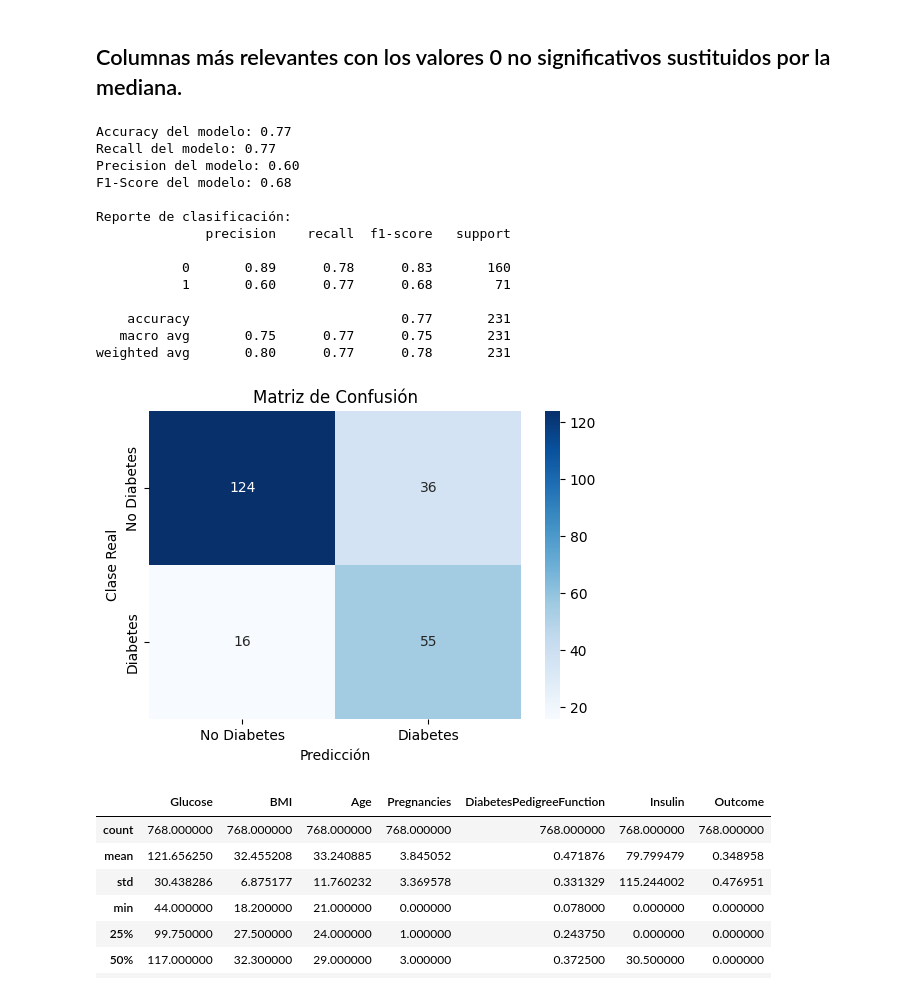
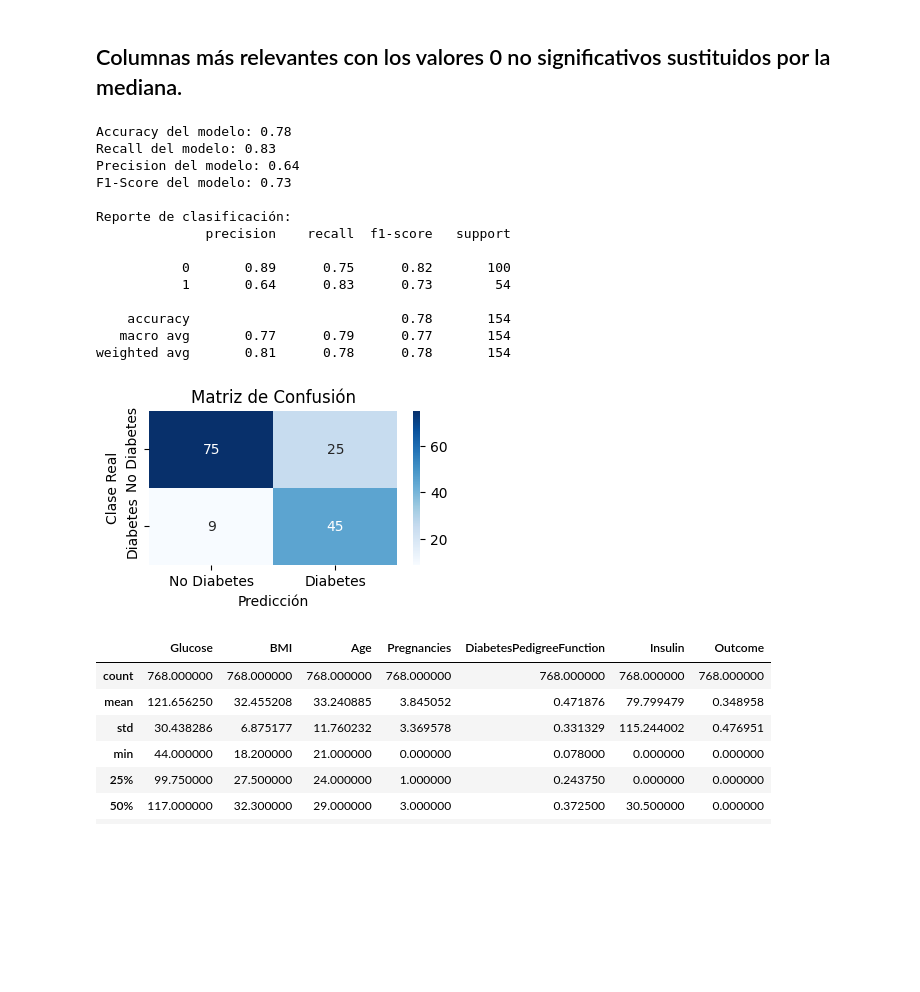
Before and after one commit to PabloSanchez87/DataScience_and_IA, a Jupyter notebook: Notebooks/Daniel/Caso_Diabetes/Diabetes.ipynb, the cells around one changed output. Drawn from its saved outputs; the diff is of its cells as text; code cells hidden in the pictures; blank space fills up the shorter version.

Commit message:
modelo logicRegre Diabetes

```diff
--- a/Notebooks/Daniel/Caso_Diabetes/Diabetes.ipynb
+++ b/Notebooks/Daniel/Caso_Diabetes/Diabetes.ipynb
@@ -744,10 +744,10 @@ X = data_sin_ceros[selected_features]  # Usar solo las columnas seleccionadas
 y = data_sin_ceros['Outcome']          # Variable objetivo
 
 # Dividir los datos en conjunto de entrenamiento y prueba
-X_train, X_test, y_train, y_test = train_test_split(X, y, test_size=0.3, random_state=25)
+X_train, X_test, y_train, y_test = train_test_split(X, y, test_size=0.2, random_state=30, stratify=y)
 
 # Crear y entrenar el modelo con balanceo
-model = LogisticRegression(max_iter=1000, class_weight='balanced')
+model = LogisticRegression(max_iter=200, class_weight='balanced')
 model.fit(X_train, y_train)
 
 # Predicciones
@@ -760,46 +760,44 @@ print(f"Accuracy del modelo: {accuracy:.2f}")
 # Calcular el recall
 recall = recall_score(y_test, y_pred)
 print(f"Recall del modelo: {recall:.2f}")
 
 # Calcular precisión (precision)
 precision = precision_score(y_test, y_pred)
 print(f"Precision del modelo: {precision:.2f}")
 
 # Calcular F1-Score
 f1 = f1_score(y_test, y_pred)
 print(f"F1-Score del modelo: {f1:.2f}")
 
 print("\nReporte de clasificación:")
 print(classification_report(y_test, y_pred))
 
 # Matriz de confusión
 conf_matrix = confusion_matrix(y_test, y_pred)
-plt.figure(figsize=(6, 4))
+plt.figure(figsize=(4, 2))
 sns.heatmap(conf_matrix, annot=True, fmt='d', cmap='Blues', xticklabels=['No Diabetes', 'Diabetes'], yticklabels=['No Diabetes', 'Diabetes'])
 plt.title('Matriz de Confusión')
 plt.ylabel('Clase Real')
 plt.xlabel('Predicción')
 plt.show()
 
 # Solo variables relevantes con balanceo y sin 0.
-
-## ACTUAL.
 # %% [output]
-Accuracy del modelo: 0.77
-Recall del modelo: 0.77
-Precision del modelo: 0.60
-F1-Score del modelo: 0.68
+Accuracy del modelo: 0.78
+Recall del modelo: 0.83
+Precision del modelo: 0.64
+F1-Score del modelo: 0.73
 
 Reporte de clasificación:
               precision    recall  f1-score   support
 
-           0       0.89      0.78      0.83       160
-           1       0.60      0.77      0.68        71
+           0       0.89      0.75      0.82       100
+           1       0.64      0.83      0.73        54
 
-    accuracy                           0.77       231
-   macro avg       0.75      0.77      0.75       231
-weighted avg       0.80      0.77      0.78       231
+    accuracy                           0.78       154
+   macro avg       0.77      0.79      0.77       154
+weighted avg       0.81      0.78      0.78       154
-[figure, old version]
+[figure, new version]
 # %%
 selected_features = ['Glucose', 'BMI', 'Age', 'Pregnancies', 'DiabetesPedigreeFunction', 'Insulin', 'Outcome']
 
```
Also changed, not shown: parts of 22 cells of this notebook, 1 other file.
